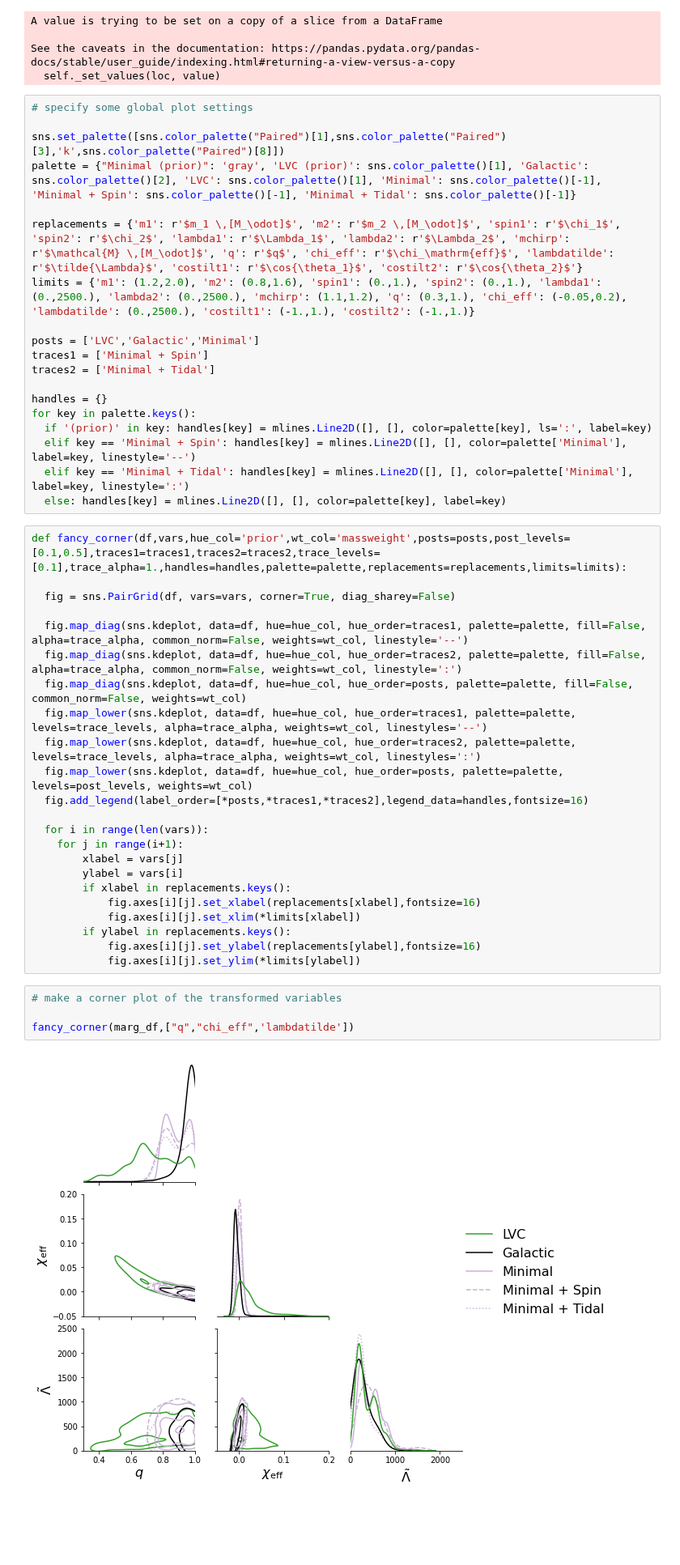
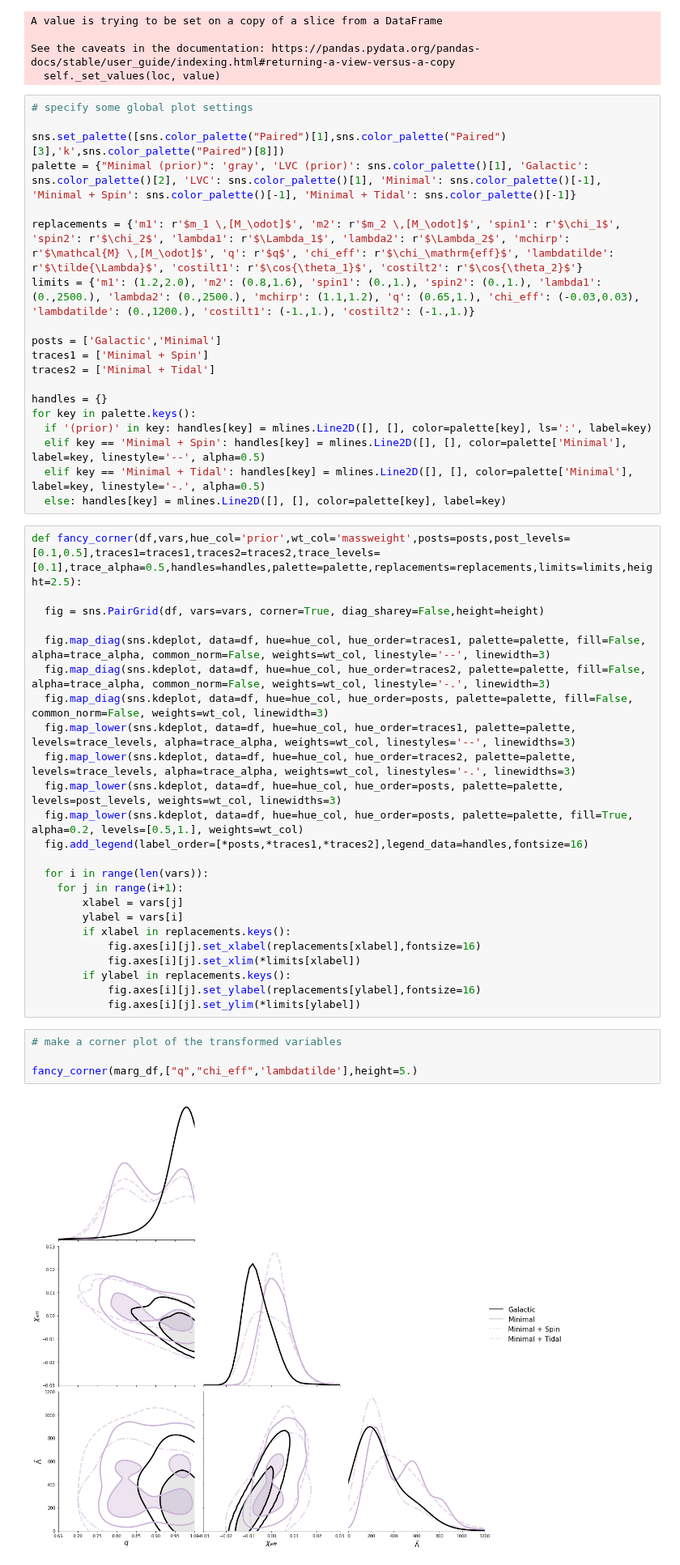
Before and after one commit to daniellmarc/reweighted-dns, a Jupyter notebook: GW170817_MinimalNS.ipynb, the cells around one changed output. Shown at 81% size. Saved outputs shown, nothing was run; the diff lists cells and outputs as text; blank space fills up the shorter version.

Commit message:
Tweak plot style

```diff
--- a/GW170817_MinimalNS.ipynb
+++ b/GW170817_MinimalNS.ipynb
@@ -194,29 +194,30 @@ sns.set_palette([sns.color_palette("Paired")[1],sns.color_palette("Paired")[3],'
 palette = {"Minimal (prior)": 'gray', 'LVC (prior)': sns.color_palette()[1], 'Galactic': sns.color_palette()[2], 'LVC': sns.color_palette()[1], 'Minimal': sns.color_palette()[-1], 'Minimal + Spin': sns.color_palette()[-1], 'Minimal + Tidal': sns.color_palette()[-1]}
 
 replacements = {'m1': r'$m_1 \,[M_\odot]$', 'm2': r'$m_2 \,[M_\odot]$', 'spin1': r'$\chi_1$', 'spin2': r'$\chi_2$', 'lambda1': r'$\Lambda_1$', 'lambda2': r'$\Lambda_2$', 'mchirp': r'$\mathcal{M} \,[M_\odot]$', 'q': r'$q$', 'chi_eff': r'$\chi_\mathrm{eff}$', 'lambdatilde': r'$\tilde{\Lambda}$', 'costilt1': r'$\cos{\theta_1}$', 'costilt2': r'$\cos{\theta_2}$'}
-limits = {'m1': (1.2,2.0), 'm2': (0.8,1.6), 'spin1': (0.,1.), 'spin2': (0.,1.), 'lambda1': (0.,2500.), 'lambda2': (0.,2500.), 'mchirp': (1.1,1.2), 'q': (0.3,1.), 'chi_eff': (-0.05,0.2), 'lambdatilde': (0.,2500.), 'costilt1': (-1.,1.), 'costilt2': (-1.,1.)}
+limits = {'m1': (1.2,2.0), 'm2': (0.8,1.6), 'spin1': (0.,1.), 'spin2': (0.,1.), 'lambda1': (0.,2500.), 'lambda2': (0.,2500.), 'mchirp': (1.1,1.2), 'q': (0.65,1.), 'chi_eff': (-0.03,0.03), 'lambdatilde': (0.,1200.), 'costilt1': (-1.,1.), 'costilt2': (-1.,1.)}
 
-posts = ['LVC','Galactic','Minimal']
+posts = ['Galactic','Minimal']
 traces1 = ['Minimal + Spin']
 traces2 = ['Minimal + Tidal']
 
 handles = {}
 for key in palette.keys():
   if '(prior)' in key: handles[key] = mlines.Line2D([], [], color=palette[key], ls=':', label=key)
-  elif key == 'Minimal + Spin': handles[key] = mlines.Line2D([], [], color=palette['Minimal'], label=key, linestyle='--')
-  elif key == 'Minimal + Tidal': handles[key] = mlines.Line2D([], [], color=palette['Minimal'], label=key, linestyle=':')
+  elif key == 'Minimal + Spin': handles[key] = mlines.Line2D([], [], color=palette['Minimal'], label=key, linestyle='--', alpha=0.5)
+  elif key == 'Minimal + Tidal': handles[key] = mlines.Line2D([], [], color=palette['Minimal'], label=key, linestyle='-.', alpha=0.5)
   else: handles[key] = mlines.Line2D([], [], color=palette[key], label=key)
 # %%
-def fancy_corner(df,vars,hue_col='prior',wt_col='massweight',posts=posts,post_levels=[0.1,0.5],traces1=traces1,traces2=traces2,trace_levels=[0.1],trace_alpha=1.,handles=handles,palette=palette,replacements=replacements,limits=limits):
+def fancy_corner(df,vars,hue_col='prior',wt_col='massweight',posts=posts,post_levels=[0.1,0.5],traces1=traces1,traces2=traces2,trace_levels=[0.1],trace_alpha=0.5,handles=handles,palette=palette,replacements=replacements,limits=limits,height=2.5):
 
-  fig = sns.PairGrid(df, vars=vars, corner=True, diag_sharey=False)
+  fig = sns.PairGrid(df, vars=vars, corner=True, diag_sharey=False,height=height)
 
-  fig.map_diag(sns.kdeplot, data=df, hue=hue_col, hue_order=traces1, palette=palette, fill=False, alpha=trace_alpha, common_norm=False, weights=wt_col, linestyle='--')
-  fig.map_diag(sns.kdeplot, data=df, hue=hue_col, hue_order=traces2, palette=palette, fill=False, alpha=trace_alpha, common_norm=False, weights=wt_col, linestyle=':')
-  fig.map_diag(sns.kdeplot, data=df, hue=hue_col, hue_order=posts, palette=palette, fill=False, common_norm=False, weights=wt_col)
-  fig.map_lower(sns.kdeplot, data=df, hue=hue_col, hue_order=traces1, palette=palette, levels=trace_levels, alpha=trace_alpha, weights=wt_col, linestyles='--')
-  fig.map_lower(sns.kdeplot, data=df, hue=hue_col, hue_order=traces2, palette=palette, levels=trace_levels, alpha=trace_alpha, weights=wt_col, linestyles=':')
-  fig.map_lower(sns.kdeplot, data=df, hue=hue_col, hue_order=posts, palette=palette, levels=post_levels, weights=wt_col)
+  fig.map_diag(sns.kdeplot, data=df, hue=hue_col, hue_order=traces1, palette=palette, fill=False, alpha=trace_alpha, common_norm=False, weights=wt_col, linestyle='--', linewidth=3)
+  fig.map_diag(sns.kdeplot, data=df, hue=hue_col, hue_order=traces2, palette=palette, fill=False, alpha=trace_alpha, common_norm=False, weights=wt_col, linestyle='-.', linewidth=3)
+  fig.map_diag(sns.kdeplot, data=df, hue=hue_col, hue_order=posts, palette=palette, fill=False, common_norm=False, weights=wt_col, linewidth=3)
+  fig.map_lower(sns.kdeplot, data=df, hue=hue_col, hue_order=traces1, palette=palette, levels=trace_levels, alpha=trace_alpha, weights=wt_col, linestyles='--', linewidths=3)
+  fig.map_lower(sns.kdeplot, data=df, hue=hue_col, hue_order=traces2, palette=palette, levels=trace_levels, alpha=trace_alpha, weights=wt_col, linestyles='-.', linewidths=3)
+  fig.map_lower(sns.kdeplot, data=df, hue=hue_col, hue_order=posts, palette=palette, levels=post_levels, weights=wt_col, linewidths=3)
+  fig.map_lower(sns.kdeplot, data=df, hue=hue_col, hue_order=posts, palette=palette, fill=True, alpha=0.2, levels=[0.5,1.], weights=wt_col)
   fig.add_legend(label_order=[*posts,*traces1,*traces2],legend_data=handles,fontsize=16)
 
   for i in range(len(vars)):
@@ -232,9 +233,9 @@ def fancy_corner(df,vars,hue_col='prior',wt_col='massweight',posts=posts,post_le
 # %%
 # make a corner plot of the transformed variables
 
-fancy_corner(marg_df,["q","chi_eff",'lambdatilde'])
+fancy_corner(marg_df,["q","chi_eff",'lambdatilde'],height=5.)
 # %% [output]
-[figure, old version]
+[figure, new version]
 # %%
 # calculate medians and 90% credible intervals
 
```
Also changed, not shown: parts of 2 cells of this notebook.
